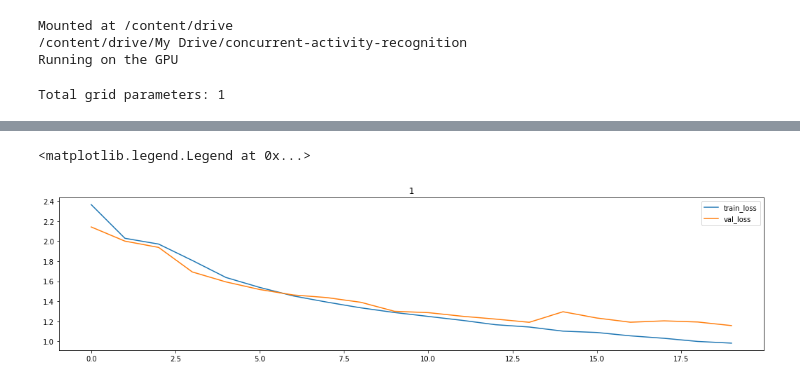
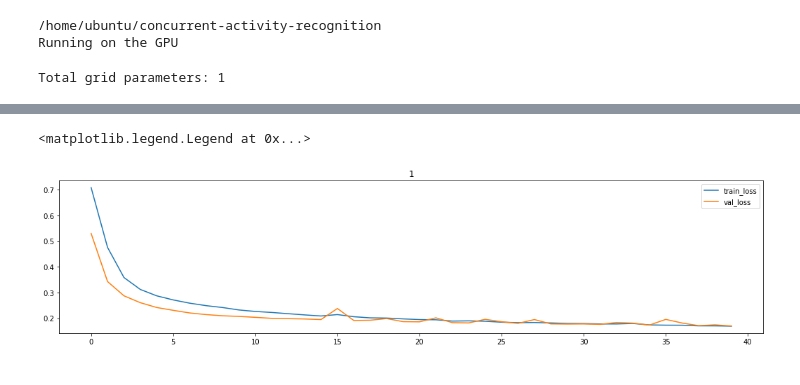
Before and after one commit to Ghifarahadian/concurrent-activity-recognition, a Jupyter notebook: modeling.ipynb, the cells around one changed output, grey strips where cells are left out. Cells and saved outputs as stored; diff of their text form; code cells hidden in the pictures.

```diff
--- a/modeling.ipynb
+++ b/modeling.ipynb
@@ -87,8 +85,8 @@ if IS_COLAB:
                         'concurrent-activity-recognition')
     os.chdir(ROOT)
 else:
-    # using own pc
-    ROOT = os.path.join(os.getcwd(), 'concurrent-activity-recognition')
+    # using AWS
+    ROOT = os.path.join('/home', 'ubuntu', 'concurrent-activity-recognition')
     os.chdir(ROOT)
 
 print(ROOT)
@@ -100,17 +98,16 @@ else:
     device = torch.device("cpu")
     print("Running on the CPU")
 # %% [output]
-Mounted at /content/drive
-/content/drive/My Drive/concurrent-activity-recognition
+/home/ubuntu/concurrent-activity-recognition
 Running on the GPU
 # %%
 # dataset constant
 FEATURE_LENGTH = 36
 LABEL_LENGTH = 3
 FILE_LENGTH = 30
-DATASET_DIR = "dataset_parsed_all_features_label1"
-LABEL_INDEX = 1
-LABEL_COUNT = 13
+DATASET_DIR = "dataset_parsed_all_features_label0_label1"
+LABEL_INDEX = 0
+LABEL_COUNT = 3
 
 class OpportunityDatasetParsed(Dataset):
     def __init__(self, filenames):
@@ -164,8 +162,8 @@ print("Total grid parameters: " + str(len(grids)))
 Total grid parameters: 1
 # %%
 # training hyperparameter
-num_epochs = 20
-batch_size = 1
+num_epochs = 40
+batch_size = 8
 
 class CNN_LSTM(nn.Module):
     def __init__(self, grid):
@@ -229,15 +227,15 @@ class CNN_Custom(nn.Module):
         x = F.relu(self.conv3(x))
         #print(x.shape)
 
-        # # simple concatenation
-        # x = x.reshape([batch_len, -1])
-        # x = self.fc1(x)
+        # simple concatenation. It works better in the end
+        x = x.reshape([batch_len, -1])
+        x = self.fc1(x)
 
-        # depth-wise convolution for parameter concatenation
-        x = x.reshape([batch_len, 20, 36])
-        x = F.relu(self.conv4(x))
-        x = x.reshape([batch_len, -1])
-        x = self.fc2(x)
+#         # depth-wise convolution for parameter concatenation
+#         x = x.reshape([batch_len, 20, 36])
+#         x = F.relu(self.conv4(x))
+#         x = x.reshape([batch_len, -1])
+#         x = self.fc2(x)
         return x
 
 def make_train_step(model, loss_fn, optimizer):
@@ -260,7 +258,10 @@ def make_train_step(model, loss_fn, optimizer):
 
     return train_step
 # %%
-# Training and validation, by using grid search
+# Training and validation, by using grid search/configured parameters
+LEARNING_RATE = 0.002
+TRAIN_RATIO = 0.8
+
 torch.manual_seed(69)
 models = []
 fig, axs = plt.subplots(1, figsize=(18, 4*1))
@@ -271,7 +272,7 @@ for grid in grids:
     elif USE_MODEL == "CNN_Custom":
         model = CNN_Custom().to(device)
     loss_function = nn.CrossEntropyLoss()
-    optimizer = torch.optim.SGD(model.parameters(), lr=0.002)
+    optimizer = torch.optim.SGD(model.parameters(), lr=LEARNING_RATE)
     train_step = make_train_step(model, loss_function, optimizer)
 
     data_train_files = glob.glob(DATASET_DIR + "/train/*.csv")
@@ -280,7 +281,7 @@ for grid in grids:
 
     data_train = OpportunityDatasetParsed(data_train_files)
     train_dataset, val_dataset = random_split(data_train,
-            [math.ceil(0.8*len(data_train)), math.floor(0.2*len(data_train))])
+            [math.ceil(TRAIN_RATIO*len(data_train)), math.floor((1 - TRAIN_RATIO)*len(data_train))])
 
     for epoch in log_progress(range(num_epochs), name="Epoch"):
         dataloader_train = DataLoader(train_dataset, batch_size=batch_size,
@@ -300,31 +301,31 @@ for grid in grids:
             val_losses_temp = []
             for data, labels in dataloader_val:
                 model.eval()
                 data, labels = data.to(device), labels.to(device)
 
                 label1 = torch.reshape(labels[:, LABEL_INDEX:LABEL_INDEX+1].long(), (-1,))
 
                 output1 = model(data)
 
                 val_loss = loss_function(output1, label1)
                 val_losses_temp.append(val_loss.item())
 
             val_losses.append(np.mean(val_losses_temp))
 
     models.append(model)
 
     try:
         axs[i].plot(range(0, num_epochs), train_losses, label="train_loss")
         axs[i].plot(range(0, num_epochs), val_losses, label="val_loss")
         axs[i].set_title(grid)
     except:
         axs.plot(range(0, num_epochs), train_losses, label="train_loss")
         axs.plot(range(0, num_epochs), val_losses, label="val_loss")
         axs.set_title(grid)
     i += 1
 
 plt.legend()
 # %% [output]
 [interactive output not drawn]
 <matplotlib.legend.Legend at 0x...>
-[figure, old version]
+[figure, new version]
```
Also changed, not shown: parts of 16 cells of this notebook, 1 other file.
